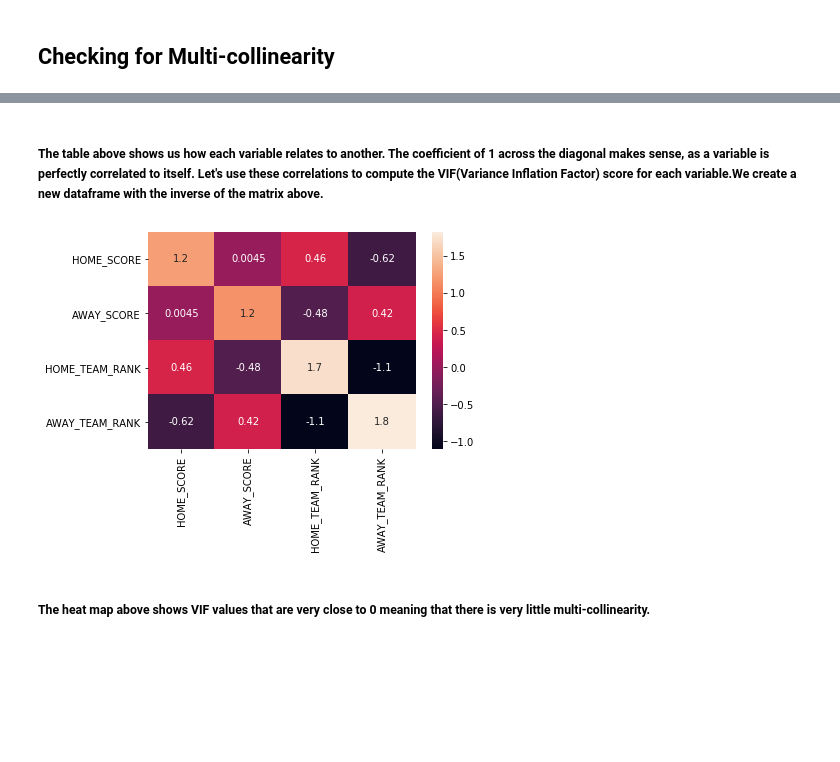
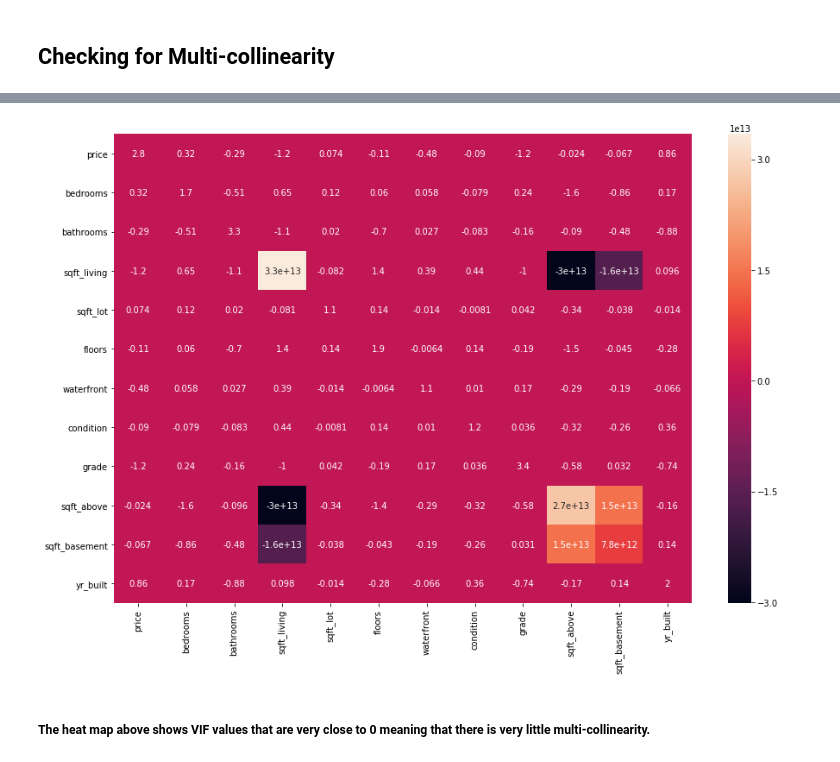
Before and after one commit to vivianusdjpy/Supervised-Learning-with-Various-Regression-Techniques, a Jupyter notebook: Supervised_Learning_using_various_Regression_Techniques.ipynb, the cells around one changed output, grey strips where cells are left out. Saved outputs shown, nothing was run; the diff lists cells and outputs as text; code cells hidden in the pictures; blank space fills up the shorter version.

```diff
--- a/Supervised_Learning_using_various_Regression_Techniques.ipynb
+++ b/Supervised_Learning_using_various_Regression_Techniques.ipynb
@@ -509,0 +365,7 @@ array([0, 1], dtype=uint64)
+# %%
+#creating a copy
+data3 = data2
+# %%
+#Dropping the yr_renovated column
+data3.drop('yr_renovated', axis=1, inplace=True)
+data3.shape
@@ -509,0 +380,6 @@ array([0, 1], dtype=uint64)
+# %%
+#Dropping the sqft_living15	and sqft_lot15 column
+#creating a copy
+data4 = data3
+data4.drop(columns=['sqft_living15','sqft_lot15'], axis=1, inplace=True)
+data4.shape
@@ -573,6 +409,6 @@ boxplot = final_df7.boxplot(column=['HOME_SCORE','AWAY_SCORE'])
 ## Checking for Multi-collinearity
 # %%
 # Let's display the correlations between the variables
-corr = final_df7[['HOME_SCORE','AWAY_SCORE','HOME_TEAM_RANK','AWAY_TEAM_RANK'	]].corr()
+corr = data4[['price','bedrooms','bathrooms','sqft_living','sqft_lot','floors',	'waterfront',	'condition','grade','sqft_above','sqft_basement','yr_built',]].corr()
 corr
 # %% [output]
@@ -584,12 +428,11 @@ corr
-# %% [markdown]
-##### The table above shows us how each variable relates to another. The coefficient of 1 across the diagonal makes sense, as a variable is perfectly correlated to itself. Let's use these correlations to compute the VIF(Variance Inflation Factor) score for each variable.We create a new dataframe with the inverse of the matrix above.
 # %%
 #computing the VIF(which is the inverse of the correlation matrix)
 VIF_df = pd.DataFrame(np.linalg.inv(corr.values), index = corr.index, columns = corr.columns)
+plt.figure(figsize=(15,10))
 sb.heatmap(VIF_df, annot = True)
 plt.show()
 # %% [output]
-[figure, old version]
+[figure, new version]
 # %% [markdown]
 ##### The heat map above shows VIF values that are very close to 0 meaning that there is very little multi-collinearity.
 # %% [markdown]
```
Also changed, not shown: parts of 105 cells of this notebook.
